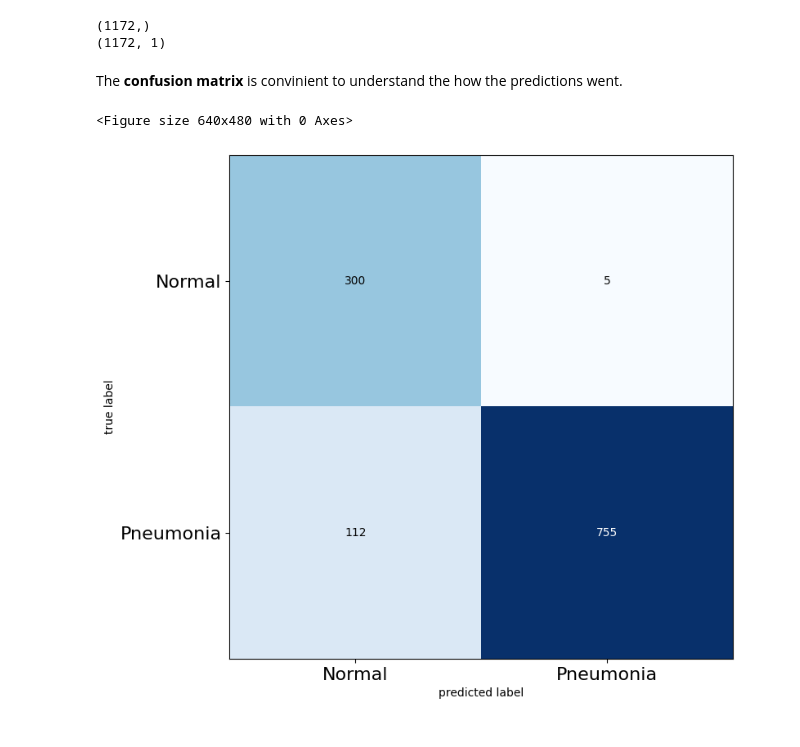
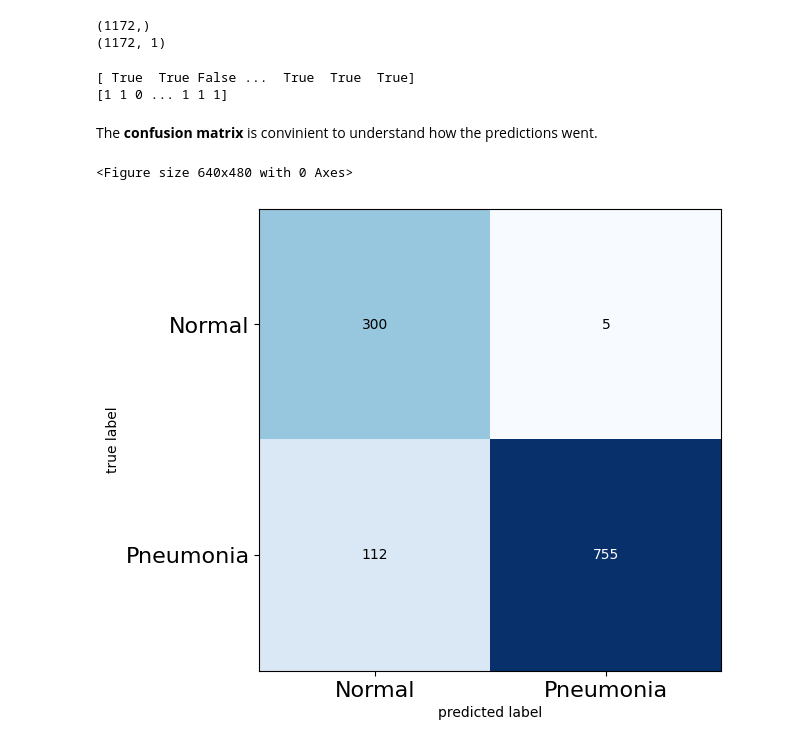
Before and after one commit to leeeaaa/PneumoniaDetection, a Jupyter notebook: CNNPneunomialDetection.ipynb, the cells around one changed output. Cells and saved outputs as stored; diff of their text form; code cells hidden in the pictures.

```diff
--- a/CNNPneunomialDetection.ipynb
+++ b/CNNPneunomialDetection.ipynb
@@ -436,3 +421,0 @@ for i, met in enumerate(['precision', 'recall', 'accuracy', 'loss']):
-# %%
-# Get predictions
-preds_CNN = (model.predict(test_ds_CNN, batch_size=16) > 0.5).astype("int32")
@@ -451,19 +434,25 @@ print(np.array(preds_CNN).shape)
 # %% [output]
 (1172,)
 (1172, 1)
+# %%
+print(np.array(orig_test_labels))
+print(np.array(preds_CNN).flatten())
+# %% [output]
+[ True  True False ...  True  True  True]
+[1 1 0 ... 1 1 1]
 # %% [markdown]
-The **confusion matrix** is convinient to understand the how the predictions went.
+The **confusion matrix** is convinient to understand how the predictions went.
 # %%
 # Get the confusion matrix
 cm_CNN  = confusion_matrix(orig_test_labels, preds_CNN)
 plt.figure()
-plot_confusion_matrix(cm_CNN,figsize=(12,8), hide_ticks=True,cmap=plt.cm.Blues)
+plot_confusion_matrix(cm_CNN,figsize=(10,6), hide_ticks=True,cmap=plt.cm.Blues)
 plt.xticks(range(2), ['Normal', 'Pneumonia'], fontsize=16)
 plt.yticks(range(2), ['Normal', 'Pneumonia'], fontsize=16)
 plt.show()
 # %% [output]
 <Figure size 640x480 with 0 Axes>
-[figure, old version]
+[figure, new version]
 # %%
 loss_CNN, acc_CNN, prec_CNN, rec_CNN = model.evaluate(test_ds_CNN)
 # %% [output]
```
Also changed, not shown: parts of 14 cells of this notebook.
